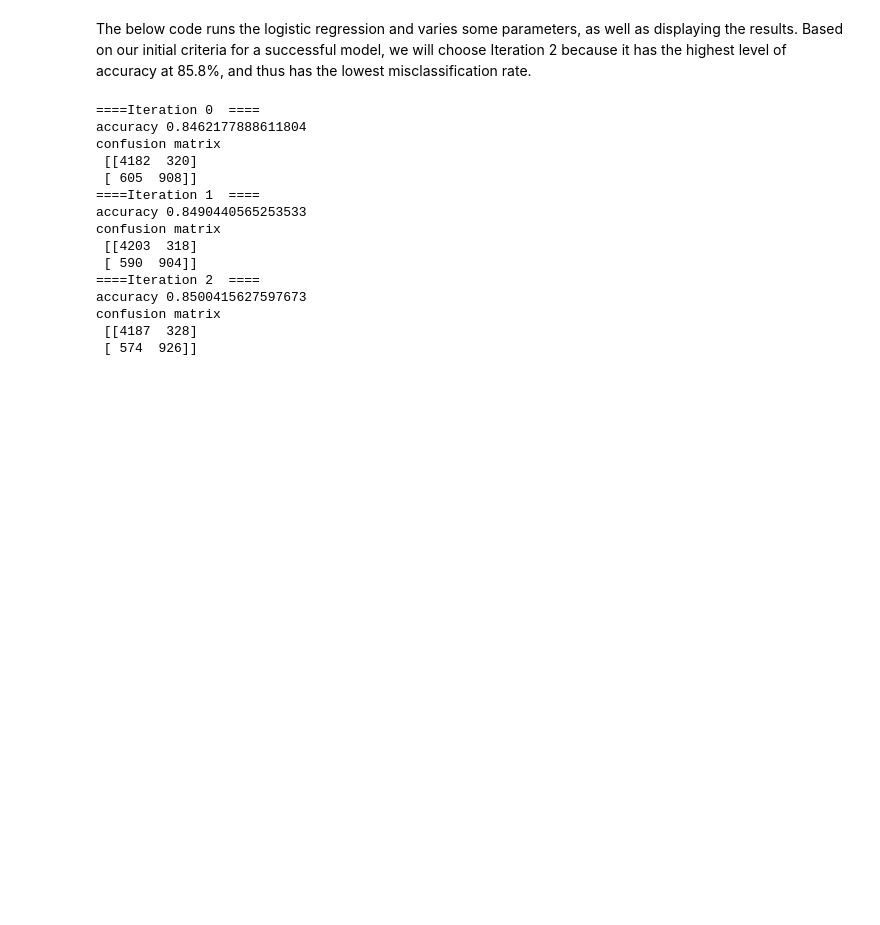
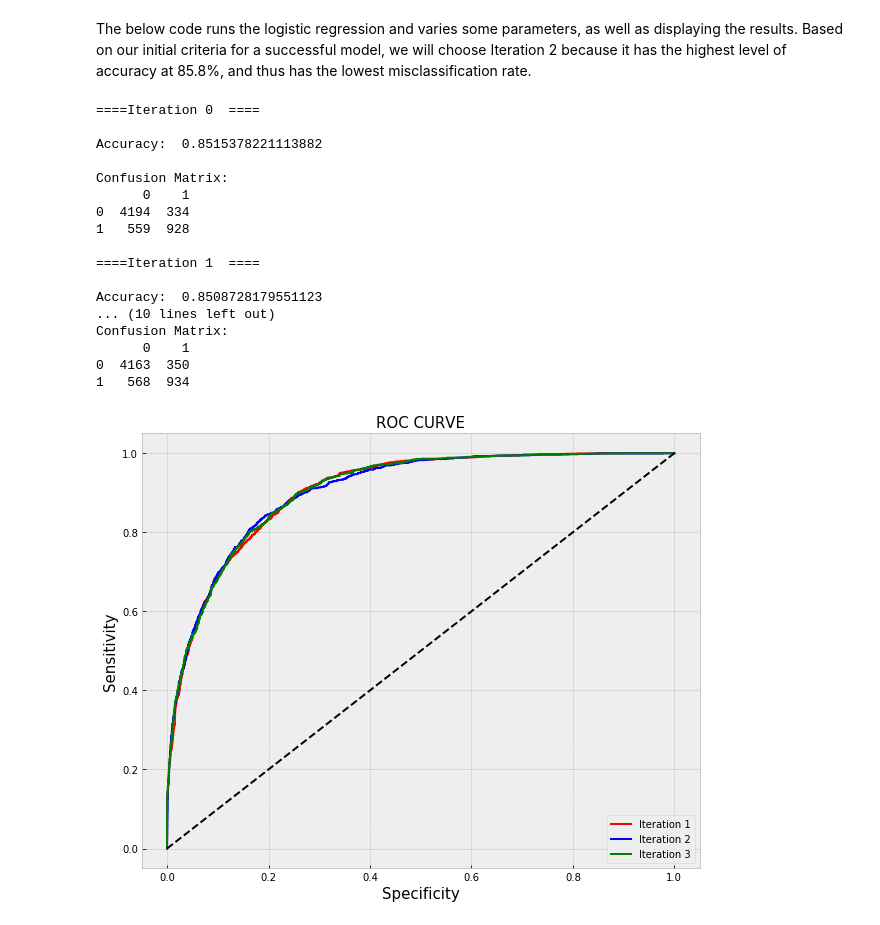
Before and after one commit to andrewmejia600/MSDS7331, a Jupyter notebook: Lab_1_submission.ipynb, the cells around one changed output. Drawn from its saved outputs; the diff is of its cells as text; code cells hidden in the pictures; blank space fills up the shorter version.

Commit message:
Added ROC curve and formatting on Confusion matrix

```diff
--- a/Lab_1_submission.ipynb
+++ b/Lab_1_submission.ipynb
@@ -1121,46 +1121,71 @@ The below code runs the logistic regression and varies some parameters, as well
 # run logistic regression and vary some parameters
 from sklearn.linear_model import LogisticRegression
 from sklearn import metrics as mt
+from sklearn.metrics import roc_auc_score, roc_curve
 
+# Setting the parameters for the ROC Curve
+plt.rcParams['figure.figsize'] = [10,8]
+plt.style.use("bmh")
+
+color = ['red', 'blue', 'green', 'fuchsia', 'cyan']
+plt.title("ROC CURVE", fontsize = 15)
+plt.xlabel("Specificity", fontsize = 15)
+plt.ylabel("Sensitivity", fontsize = 15)
 
 
 lr_clf = LogisticRegression(penalty='l2', C=1.0, class_weight=None, solver='liblinear' )
 lr_clf_pipe = make_pipeline(StandardScaler(),lr_clf)
 
 
 iter_num=0
 
 for train_indices, test_indices in cv_object.split(X,y):
 
     X_train = X[train_indices]
     y_train = y[train_indices]
 
     X_test = X[test_indices]
     y_test = y[test_indices]
 
     lr_clf_pipe.fit(X_train,y_train)
     y_hat = lr_clf_pipe.predict(X_test) # get test set precitions
 
     # now let's get the accuracy and confusion matrix for this iterations of training/testing
     acc = mt.accuracy_score(y_test,y_hat)
     conf = mt.confusion_matrix(y_test,y_hat)
-    print("====Iteration",iter_num," ====")
-    print("accuracy", acc )
-    print("confusion matrix\n",conf)
+    print("====Iteration",iter_num," ====\n")
+
+    print("Accuracy: ", acc, "\n" )
+    print("Confusion Matrix: ")
+    print (pd.DataFrame(conf),"\n")
+
+    prob = lr_clf_pipe.predict_proba(X_test)
+    prob_positive = prob[:,1]
+    fpr, tpr, threshold = roc_curve(y_test, prob_positive)
+    plt.plot(fpr, tpr, color = color[iter_num])
+
+
     iter_num+=1
+iterations = ["Iteration 1", "Iteration 2", "Iteration 3"]
+plt.gca().legend(iterations, loc = 'lower right', frameon = True)
+plt.plot([0,1],[0,1], linestyle = '--', color = 'black')
+plt.show()
 # %% [output]
 ====Iteration 0  ====
-accuracy 0.8462177888611804
-confusion matrix
- [[4182  320]
- [ 605  908]]
+
+Accuracy:  0.8515378221113882
+
+Confusion Matrix:
+      0    1
+0  4194  334
+1   559  928
+
 ====Iteration 1  ====
-accuracy 0.8490440565253533
-confusion matrix
- [[4203  318]
- [ 590  904]]
-====Iteration 2  ====
-accuracy 0.8500415627597673
-confusion matrix
- [[4187  328]
- [ 574  926]]
+
+Accuracy:  0.8508728179551123
+... (10 lines left out)
+Confusion Matrix:
+      0    1
+0  4163  350
+1   568  934
+[figure, added]
```
